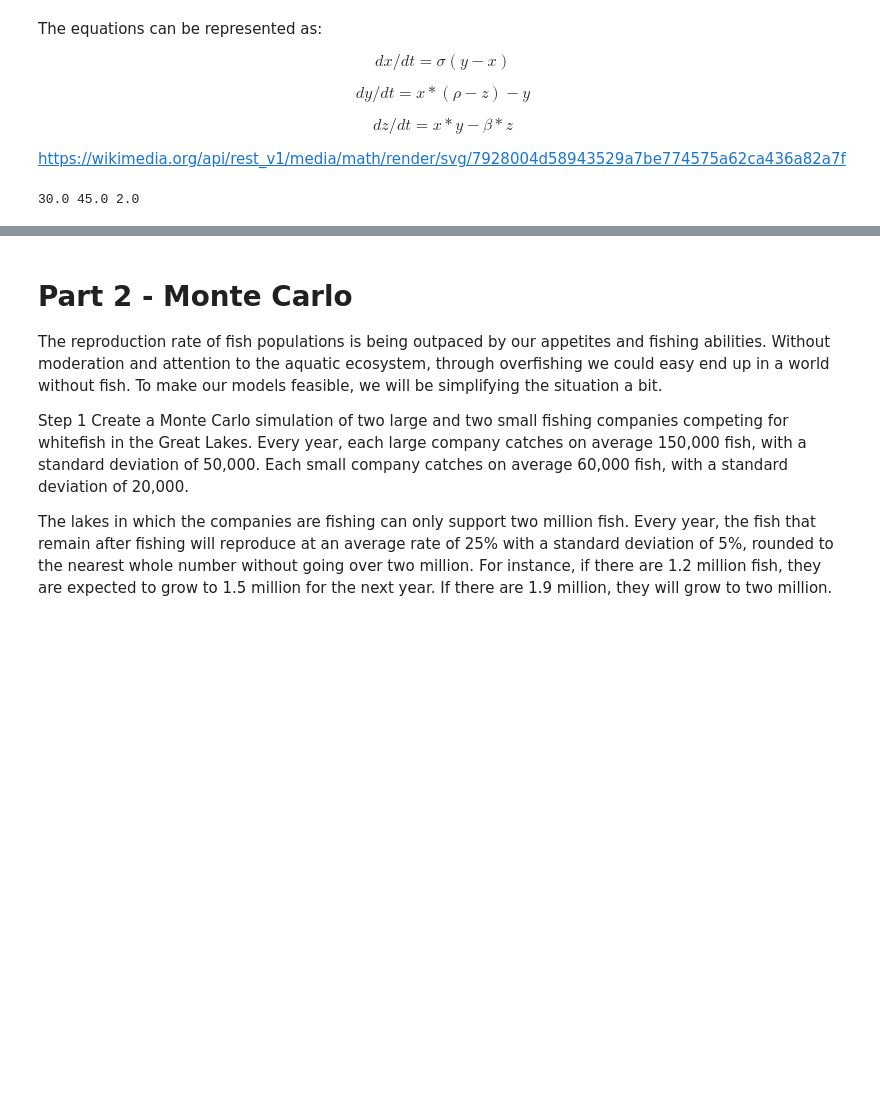
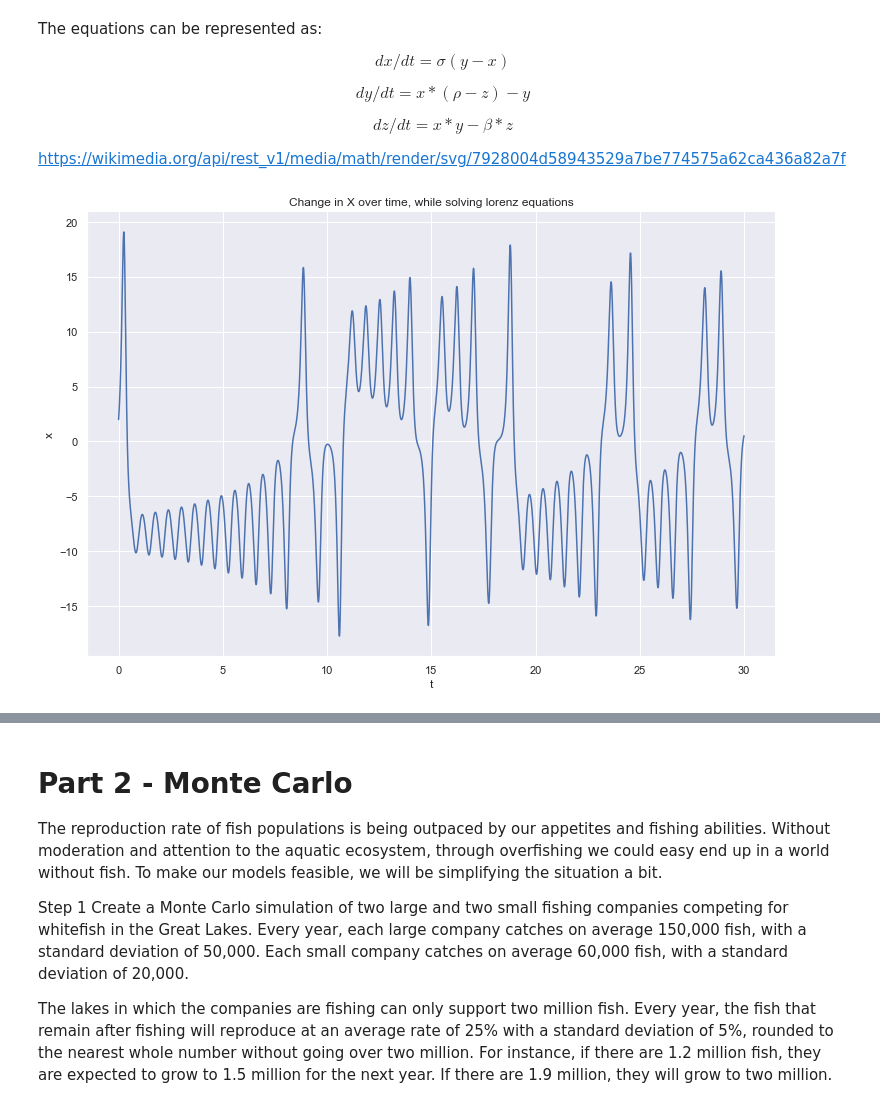
Before and after one commit to KadenFranklin/csci285, a Jupyter notebook: exam 2/CSCI 285 Exam # 2.ipynb, the cells around one changed output, grey strips where cells are left out. Drawn from its saved outputs; the diff is of its cells as text; code cells hidden in the pictures; blank space fills up the shorter version.

```diff
--- a/exam 2/CSCI 285 Exam # 2.ipynb
+++ b/exam 2/CSCI 285 Exam # 2.ipynb
@@ -60,31 +54,3 @@ $$ dy/dt = x *(ρ - z) - y $$
 $$ dz/dt = x * y - β * z $$
 
 https://wikimedia.org/api/rest_v1/media/math/render/svg/7928004d58943529a7be774575a62ca436a82a7f
-# %%
-# Now for their visualization
-
-# x(t) - X
-# y(t) - Y
-# z(t) - Z
-
-# produce a butterfly phase portrait(s) via scatter plots
-
-alpha = 10
-beta = 8/3
-p = 28
-x_0 = 2.0
-y_0 = 5.0
-z_0 = 3.0
-n = 30
-
-dt = 0.001
-
-X = 10 * (5.0 - 2.0)
-
-Y = 2.0 * (28 - 3.0) - 5.0
-
-Z = 2.0 * 5.0 - (8/3) * 3.0
-
-print(X, Y, Z)
-# %% [output]
-30.0 45.0 2.0
@@ -90,0 +107,13 @@ print(X, Y, Z)
+# %%
+line = sns.relplot(
+    data=df,
+    x='t',
+    y='x',
+    kind='line',
+    height=7,
+    aspect=1.5
+).set(
+    title="Change in X over time, while solving lorenz equations"
+)
+# %% [output]
+[figure, added]
```
Also changed, not shown: parts of 48 cells of this notebook.
